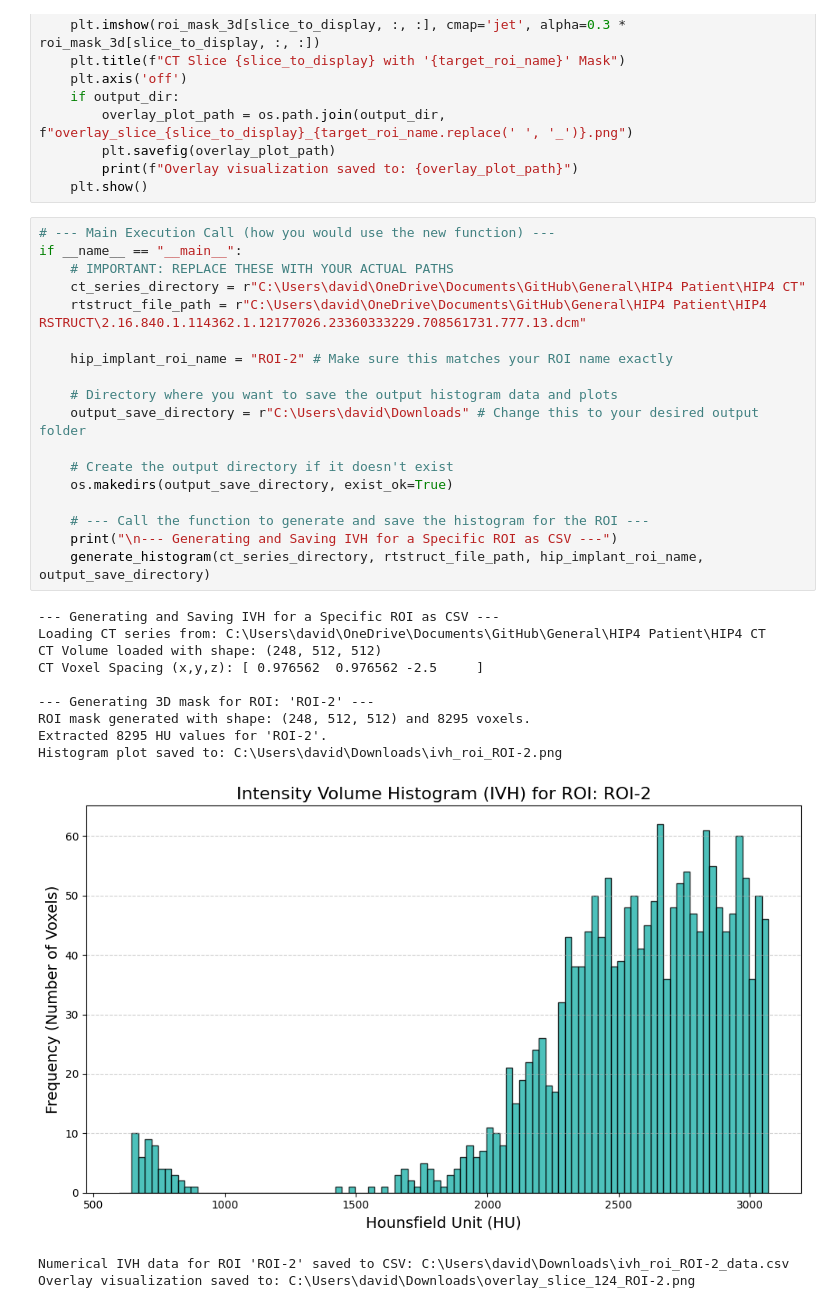
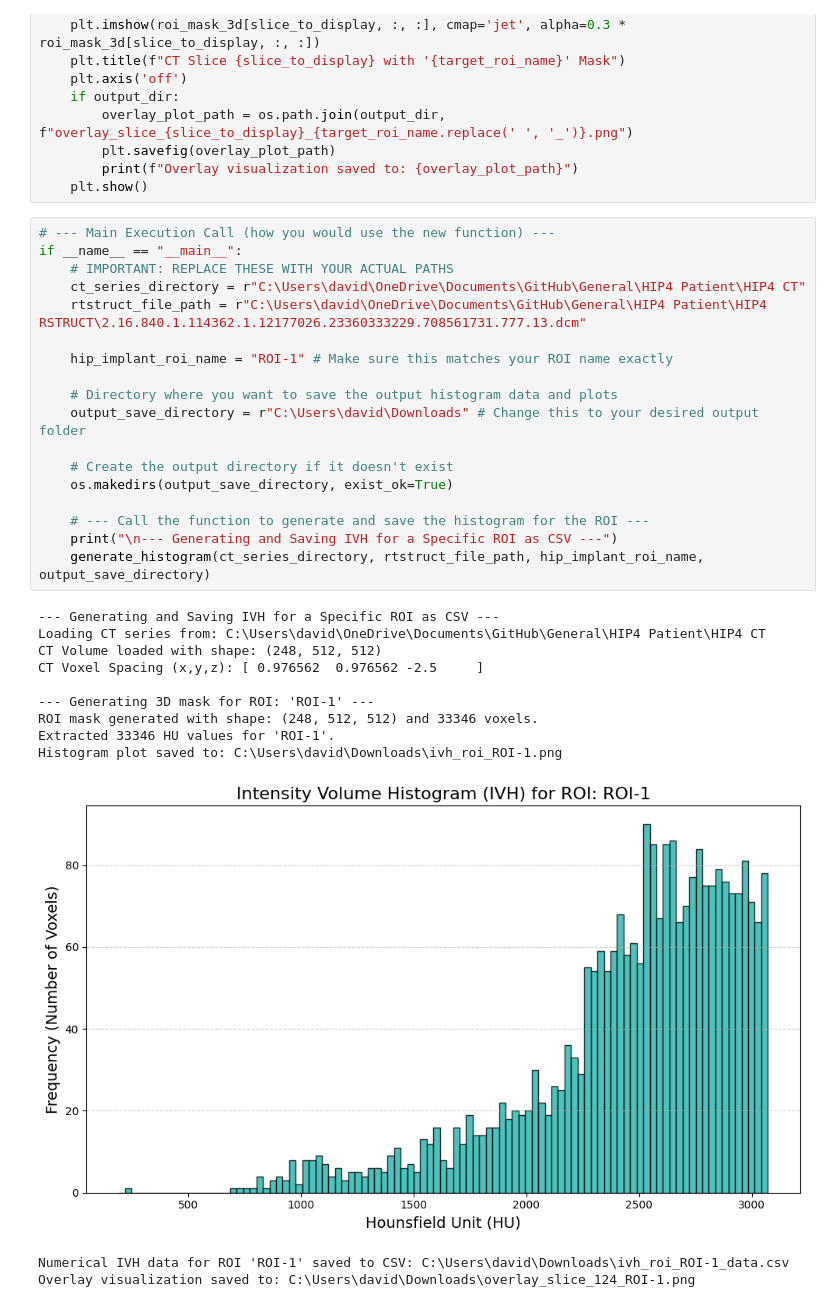
Before and after one commit to blueberrytoasts/Density_Override_DD, a Jupyter notebook: IVH Generator from Contours.ipynb, the cells around one changed output. Saved outputs shown, nothing was run; the diff lists cells and outputs as text.

```diff
--- a/IVH Generator from Contours.ipynb
+++ b/IVH Generator from Contours.ipynb
@@ -281,31 +281,31 @@ def generate_histogram(ct_series_directory, rtstruct_file_path, target_roi_name,
 # %%
 # --- Main Execution Call (how you would use the new function) ---
 if __name__ == "__main__":
     # IMPORTANT: REPLACE THESE WITH YOUR ACTUAL PATHS
     ct_series_directory = r"C:\Users\david\OneDrive\Documents\GitHub\General\HIP4 Patient\HIP4 CT"
     rtstruct_file_path = r"C:\Users\david\OneDrive\Documents\GitHub\General\HIP4 Patient\HIP4 RSTRUCT\2.16.840.1.114362.1.12177026.23360333229.708561731.777.13.dcm"
 
-    hip_implant_roi_name = "ROI-2" # Make sure this matches your ROI name exactly
+    hip_implant_roi_name = "ROI-1" # Make sure this matches your ROI name exactly
 
     # Directory where you want to save the output histogram data and plots
     output_save_directory = r"C:\Users\david\Downloads" # Change this to your desired output folder
 
     # Create the output directory if it doesn't exist
     os.makedirs(output_save_directory, exist_ok=True)
 
     # --- Call the function to generate and save the histogram for the ROI ---
     print("\n--- Generating and Saving IVH for a Specific ROI as CSV ---")
     generate_histogram(ct_series_directory, rtstruct_file_path, hip_implant_roi_name, output_save_directory)
 # %% [output]
 --- Generating and Saving IVH for a Specific ROI as CSV ---
 Loading CT series from: C:\Users\david\OneDrive\Documents\GitHub\General\HIP4 Patient\HIP4 CT
 CT Volume loaded with shape: (248, 512, 512)
 CT Voxel Spacing (x,y,z): [ 0.976562  0.976562 -2.5     ]
 
---- Generating 3D mask for ROI: 'ROI-2' ---
-ROI mask generated with shape: (248, 512, 512) and 8295 voxels.
-Extracted 8295 HU values for 'ROI-2'.
-Histogram plot saved to: C:\Users\david\Downloads\ivh_roi_ROI-2.png
+--- Generating 3D mask for ROI: 'ROI-1' ---
+ROI mask generated with shape: (248, 512, 512) and 33346 voxels.
+Extracted 33346 HU values for 'ROI-1'.
+Histogram plot saved to: C:\Users\david\Downloads\ivh_roi_ROI-1.png
-[figure, old version]
+[figure, new version]
-Numerical IVH data for ROI 'ROI-2' saved to CSV: C:\Users\david\Downloads\ivh_roi_ROI-2_data.csv
-Overlay visualization saved to: C:\Users\david\Downloads\overlay_slice_124_ROI-2.png
+Numerical IVH data for ROI 'ROI-1' saved to CSV: C:\Users\david\Downloads\ivh_roi_ROI-1_data.csv
+Overlay visualization saved to: C:\Users\david\Downloads\overlay_slice_124_ROI-1.png
```
Also changed, not shown: parts of 1 cell of this notebook, 2 other files.
